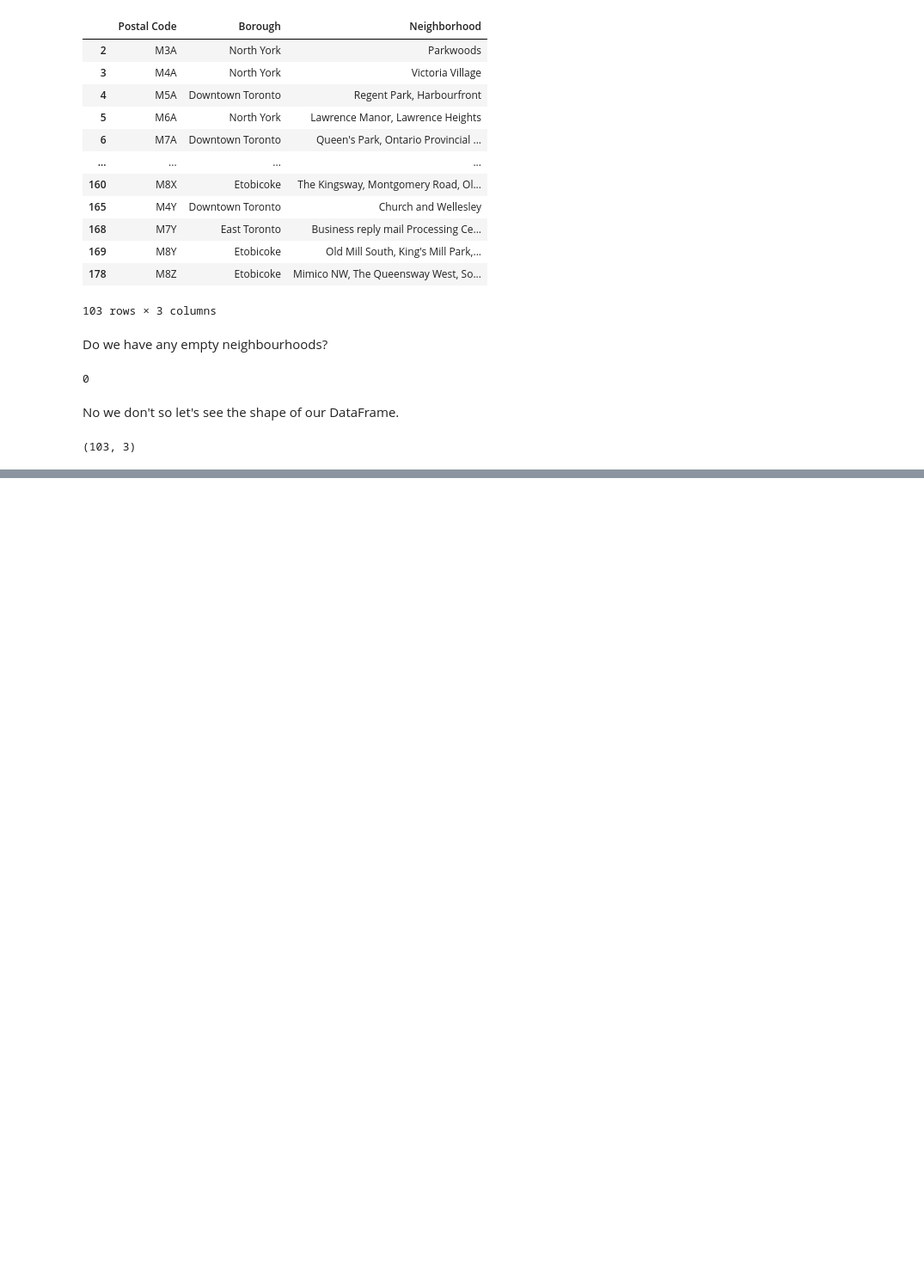
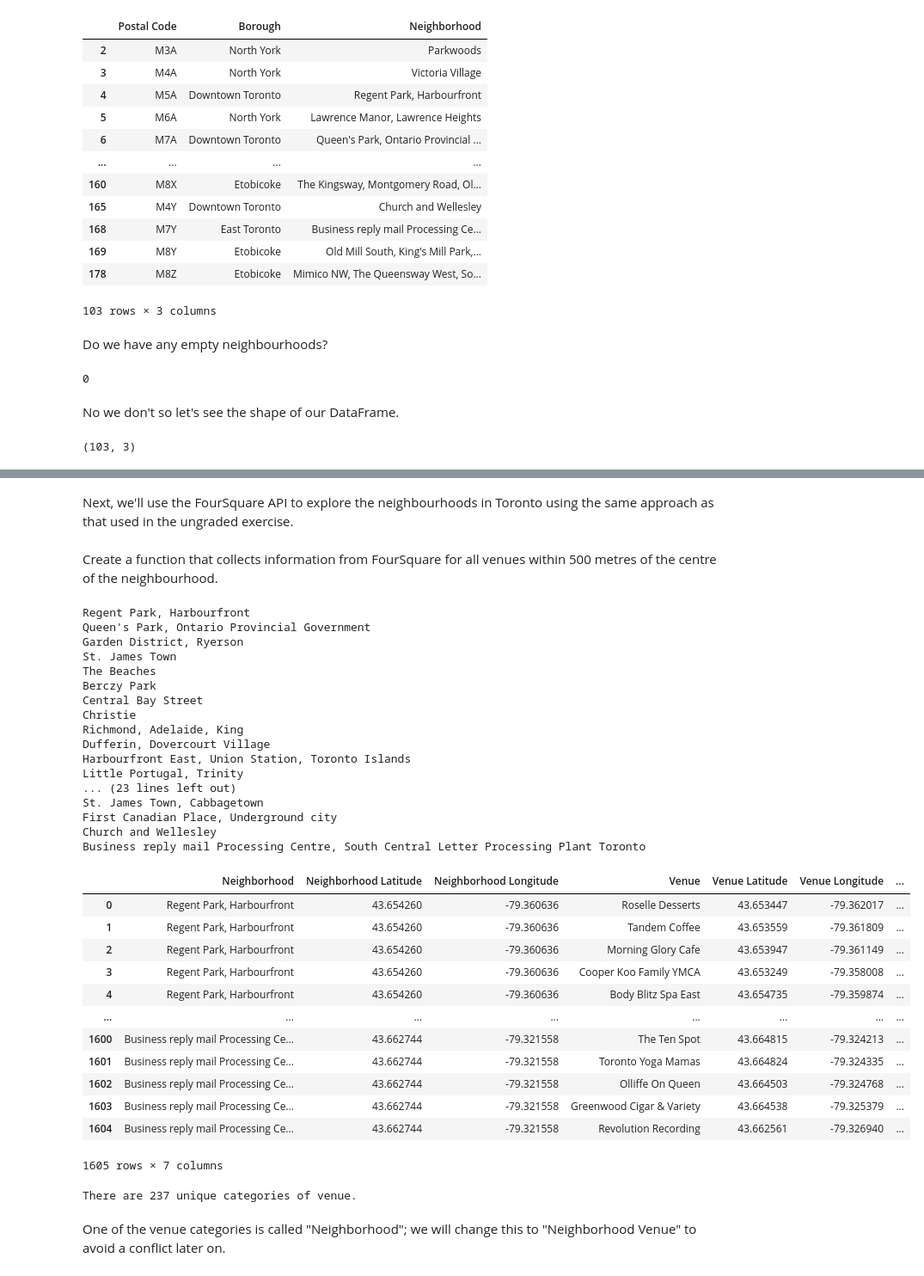
Before and after one commit to benmorgan-sidehustle/Coursera_Capstone, a Jupyter notebook: Week 3 Assignment - Segmentation and Clustering in Toronto.ipynb, the cells around one changed output, grey strips where cells are left out. Shown at 86% size. Saved outputs shown, nothing was run; the diff lists cells and outputs as text; code cells hidden in the pictures; blank space fills up the shorter version.

```diff
--- a/Week 3 Assignment - Segmentation and Clustering in Toronto.ipynb
+++ b/Week 3 Assignment - Segmentation and Clustering in Toronto.ipynb
@@ -55,0 +112,3 @@ postcodes_df.shape
+# %%
+location = toronto_df.mean()
+location
@@ -55,0 +117,3 @@ postcodes_df.shape
+# %%
+import folium
+toronto_map = folium.Map( location=[location.loc["Latitude"],location.loc["Longitude"]] , zoom_start = 12 )
@@ -55,0 +122,15 @@ postcodes_df.shape
+# %%
+for lat, lng, borough, neighborhood in zip(toronto_df['Latitude'], toronto_df['Longitude'], toronto_df['Borough'], toronto_df['Neighborhood']):
+    label = '{}, {}'.format(neighborhood, borough)
+    label = folium.Popup(label, parse_html=True)
+    folium.CircleMarker(
+        [lat, lng],
+        radius=5,
+        popup=label,
+        color='blue',
+        fill=True,
+        fill_color='#3186cc',
+        fill_opacity=0.7,
+        parse_html=False).add_to(toronto_map)
+
+toronto_map
@@ -55,0 +139,2 @@ postcodes_df.shape
+# %% [markdown]
+Next, we'll use the FourSquare API to explore the neighbourhoods in Toronto using the same approach as that used in the ungraded exercise.
@@ -55,0 +145,2 @@ postcodes_df.shape
+# %% [markdown]
+Create a function that collects information from FourSquare for all venues within 500 metres of the centre of the neighbourhood.
@@ -55,0 +187,46 @@ postcodes_df.shape
+# %%
+import requests
+LIMIT = 100
+toronto_venues = getNearbyVenues(
+    names=toronto_df["Neighborhood"] ,
+    latitudes=toronto_df["Latitude"] ,
+    longitudes=toronto_df["Longitude"]
+)
+toronto_venues
+# %% [output]
+Regent Park, Harbourfront
+Queen's Park, Ontario Provincial Government
+Garden District, Ryerson
+St. James Town
+The Beaches
+Berczy Park
+Central Bay Street
+Christie
+Richmond, Adelaide, King
+Dufferin, Dovercourt Village
+Harbourfront East, Union Station, Toronto Islands
+Little Portugal, Trinity
+... (23 lines left out)
+St. James Town, Cabbagetown
+First Canadian Place, Underground city
+Church and Wellesley
+Business reply mail Processing Centre, South Central Letter Processing Plant Toronto
+|  | Neighborhood | Neighborhood Latitude | Neighborhood Longitude | Venue | Venue Latitude | Venue Longitude | ... |
+| 0 | Regent Park, Harbourfront | 43.654260 | -79.360636 | Roselle Desserts | 43.653447 | -79.362017 | ... |
+| 1 | Regent Park, Harbourfront | 43.654260 | -79.360636 | Tandem Coffee | 43.653559 | -79.361809 | ... |
+| 2 | Regent Park, Harbourfront | 43.654260 | -79.360636 | Morning Glory Cafe | 43.653947 | -79.361149 | ... |
+| 3 | Regent Park, Harbourfront | 43.654260 | -79.360636 | Cooper Koo Family YMCA | 43.653249 | -79.358008 | ... |
+| 4 | Regent Park, Harbourfront | 43.654260 | -79.360636 | Body Blitz Spa East | 43.654735 | -79.359874 | ... |
+| ... | ... | ... | ... | ... | ... | ... | ... |
+| 1600 | Business reply mail Processing Ce... | 43.662744 | -79.321558 | The Ten Spot | 43.664815 | -79.324213 | ... |
+| 1601 | Business reply mail Processing Ce... | 43.662744 | -79.321558 | Toronto Yoga Mamas | 43.664824 | -79.324335 | ... |
+| 1602 | Business reply mail Processing Ce... | 43.662744 | -79.321558 | Olliffe On Queen | 43.664503 | -79.324768 | ... |
+| 1603 | Business reply mail Processing Ce... | 43.662744 | -79.321558 | Greenwood Cigar & Variety | 43.664538 | -79.325379 | ... |
+| 1604 | Business reply mail Processing Ce... | 43.662744 | -79.321558 | Revolution Recording | 43.662561 | -79.326940 | ... |
+1605 rows × 7 columns
+# %%
+print( "There are {} unique categories of venue.".format( len( toronto_venues["Venue Category" ].unique() ) ) )
+# %% [output]
+There are 237 unique categories of venue.
+# %% [markdown]
+One of the venue categories is called "Neighborhood"; we will change this to "Neighborhood Venue" to avoid a conflict later on.
```
Also changed, not shown: parts of 23 cells of this notebook.
